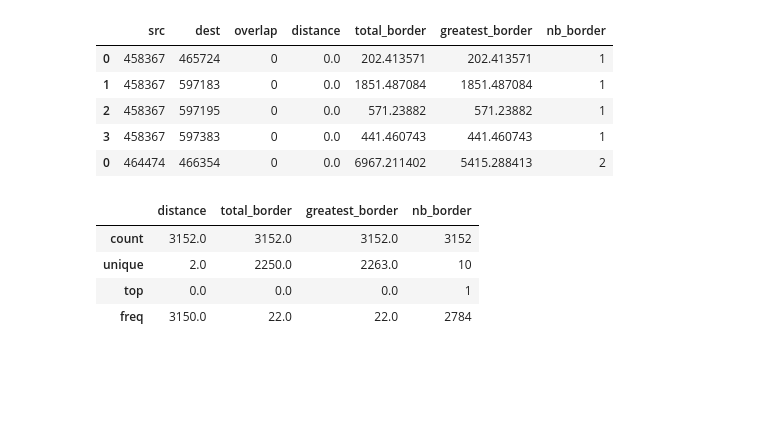
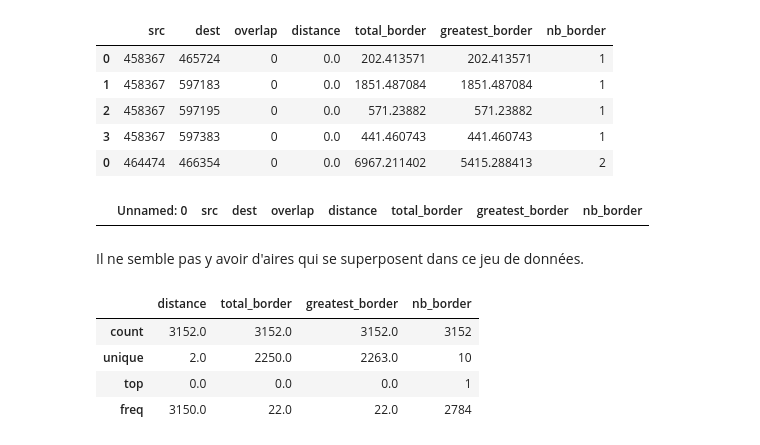
Before and after one commit to massimovenuti/clc-graph-deep-learning, a Jupyter notebook: clc.ipynb, the cells around one changed output. Drawn from its saved outputs; the diff is of its cells as text; code cells hidden in the pictures; blank space fills up the shorter version.

Commit message:
vérification overlap

```diff
--- a/clc.ipynb
+++ b/clc.ipynb
@@ -231,6 +231,12 @@ neighborhood.head()
 | 2 | 458367 | 597195 | 0 | 0.0 | 571.23882 | 571.23882 | 1 |
 | 3 | 458367 | 597383 | 0 | 0.0 | 441.460743 | 441.460743 | 1 |
 | 0 | 464474 | 466354 | 0 | 0.0 | 6967.211402 | 5415.288413 | 2 |
+# %%
+neighborhood[neighborhood.overlap == 1]
+# %% [output]
+|  | Unnamed: 0 | src | dest | overlap | distance | total_border | greatest_border | nb_border |
+# %% [markdown]
+Il ne semble pas y avoir d'aires qui se superposent dans ce jeu de données.
 # %%
 neighborhood.loc[:,"distance":"nb_border"].describe()
 # %% [output]
```
Also changed, not shown: parts of 1 cell of this notebook.
